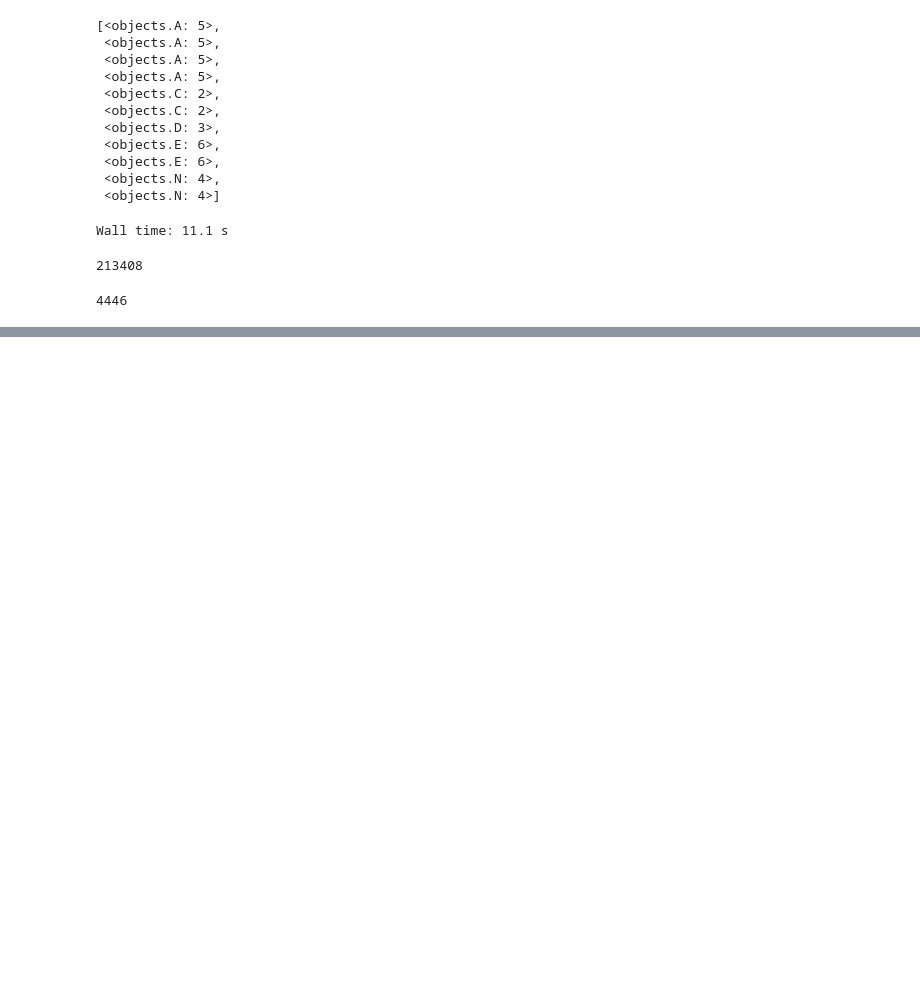
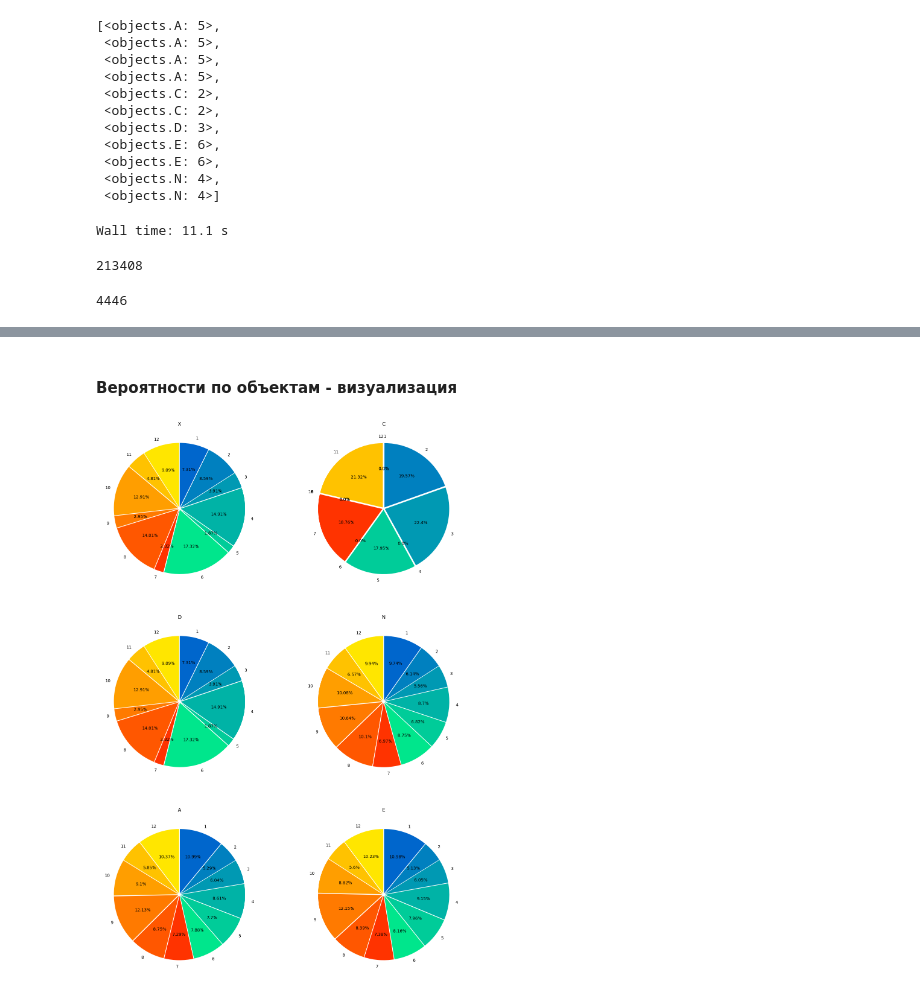
Before and after one commit to FL2107/ML_games, a Jupyter notebook: Planet X v0.1.ipynb, the cells around one changed output, grey strips where cells are left out. Drawn from its saved outputs; the diff is of its cells as text; code cells hidden in the pictures; blank space fills up the shorter version.

```diff
--- a/Planet X v0.1.ipynb
+++ b/Planet X v0.1.ipynb
@@ -239,0 +279,19 @@ for i, el in enumerate(x_count):
+# %% [markdown]
+#### Вероятности по объектам - визуализация
+# %%
+fig, axs = plt.subplots(nrows=3, ncols=2, dpi = 100, figsize = (8*2,8*3))
+names = list(range(1,13))
+
+colors = list(plt.cm.winter(np.linspace(0.4,0.9,6))) + list(plt.cm.autumn(np.linspace(0.2,0.9,6)))
+def make_autopct(values, acc=2):
+    def my_autopct(pct):
+        total = sum(values)
+        return f'{np.round(pct, acc)}%'
+    return my_autopct
+
+for i in range(len(objects)-1):
+    patches, texts, _ = axs[i//2][i%2].pie(objects_prob[i], labels = names, autopct = make_autopct(objects_prob[i]), startangle=90, explode=[0.02]*len(objects_prob[i]), counterclock=False, colors = colors)
+    axs[i//2][i%2].set(title = f'{objects(i+1).name}')
+plt.show()
+# %% [output]
+[figure, added]
```
Also changed, not shown: parts of 10 cells of this notebook, 2 other files.
